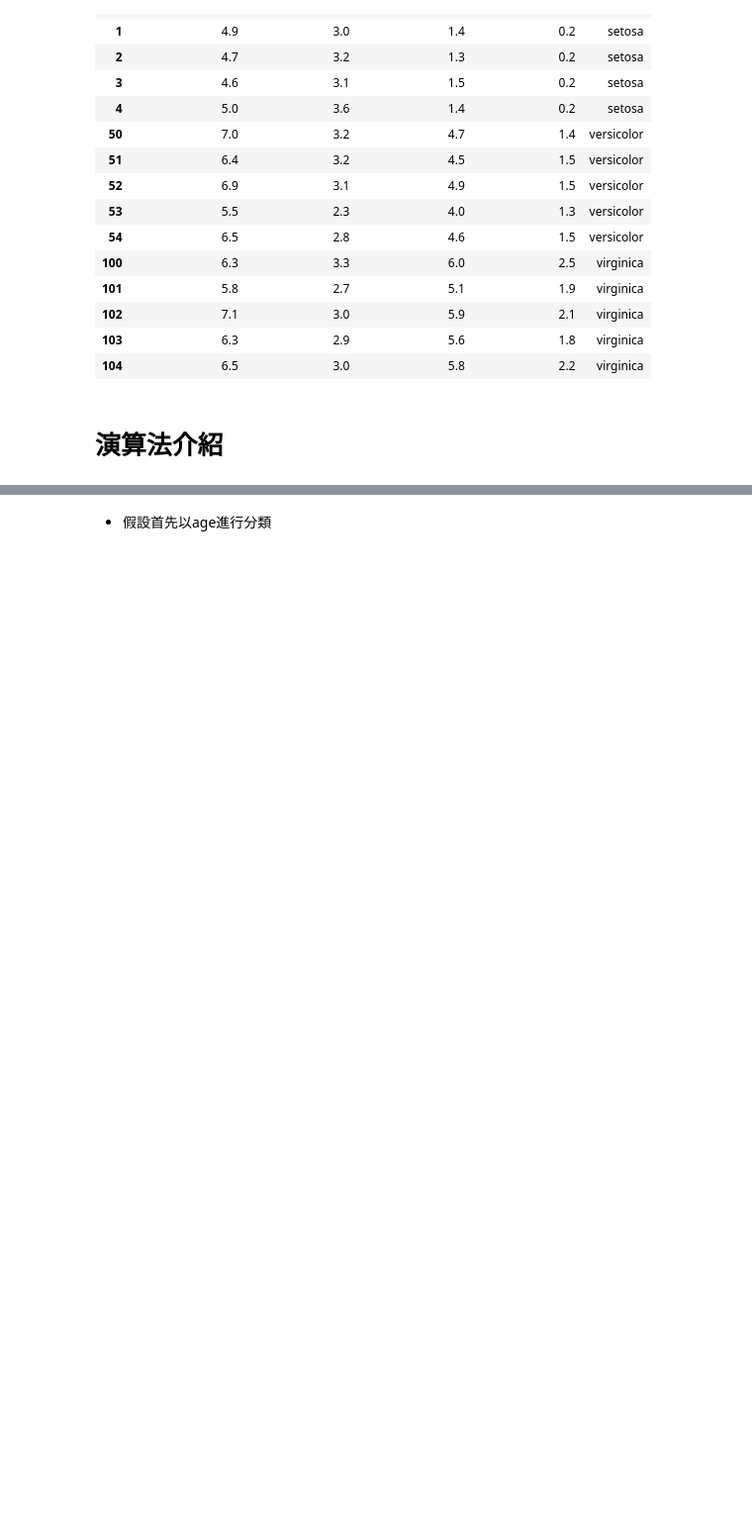
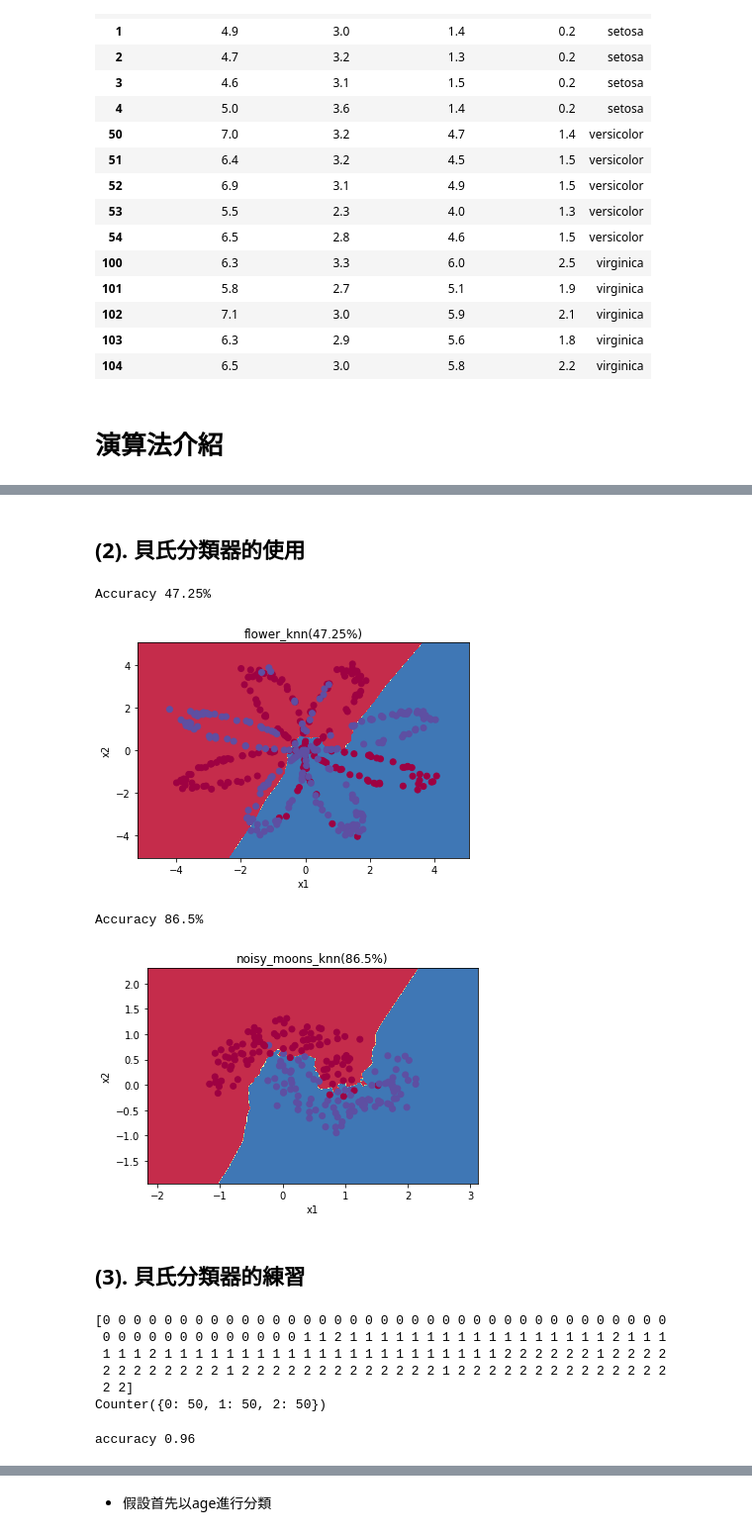
Before and after one commit to GoatWang/IIIMaterial, a Jupyter notebook: 5_Classification_tutorial/python4_classification.ipynb, the cells around one changed output, grey strips where cells are left out. Shown: that part at 99% size. Drawn from its saved outputs; the diff is of its cells as text; code cells hidden in the pictures; blank space fills up the shorter version.

```diff
--- a/5_Classification_tutorial/python4_classification.ipynb
+++ b/5_Classification_tutorial/python4_classification.ipynb
@@ -106,0 +325,2 @@ pd.concat([df1, df2, df3])
+# %% [markdown]
+## (2). 貝氏分類器的使用
@@ -106,0 +329,46 @@ pd.concat([df1, df2, df3])
+# %%
+for name, X, Y in datas:
+    gnb = GaussianNB()  ## 設定用最近的3個鄰居投票
+    gnb.fit(X, Y)  ## 訓練模型
+    y_pred = gnb.predict(X)  ## 預測模型
+    print('Accuracy',  str((Y == y_pred).sum()/ X.shape[0]*100)+"%")  ## 計算精準度
+
+    plot_decision_boundary(lambda x: clf.predict(x), X.T, Y)  ## 視覺化分類器的分類結果
+    plt.title(name+'_knn(' + str((Y == y_pred).sum()/ X.shape[0]*100)+"%)")
+    plt.show()
+# %% [output]
+Accuracy 47.25%
+[figure, added]
+Accuracy 86.5%
+[figure, added]
+# %% [markdown]
+## (3). 貝氏分類器的練習
+# %%
+#請使用GaussianNB()來訓練iris dataset
+#=============your works starts===============#
+gnb = GaussianNB()
+gnb.fit(X_iris, Y_iris_true)
+Y_iris_predict = gnb.predict(X_iris)
+#==============your works ends================#
+
+print(Y_iris_predict)
+print(Counter(Y_iris_predict))
+# [0 0 0 0 0 0 0 0 0 0 0 0 0 0 0 0 0 0 0 0 0 0 0 0 0 0 0 0 0 0 0 0 0 0 0 0 0
+#  0 0 0 0 0 0 0 0 0 0 0 0 0 1 1 2 1 1 1 1 1 1 1 1 1 1 1 1 1 1 1 1 1 2 1 1 1
+#  1 1 1 2 1 1 1 1 1 1 1 1 1 1 1 1 1 1 1 1 1 1 1 1 1 1 2 2 2 2 2 2 1 2 2 2 2
+#  2 2 2 2 2 2 2 2 1 2 2 2 2 2 2 2 2 2 2 2 2 2 1 2 2 2 2 2 2 2 2 2 2 2 2 2 2
+#  2 2]
+
+# Counter({0: 50, 1: 50, 2: 50})
+# %% [output]
+[0 0 0 0 0 0 0 0 0 0 0 0 0 0 0 0 0 0 0 0 0 0 0 0 0 0 0 0 0 0 0 0 0 0 0 0 0
+ 0 0 0 0 0 0 0 0 0 0 0 0 0 1 1 2 1 1 1 1 1 1 1 1 1 1 1 1 1 1 1 1 1 2 1 1 1
+ 1 1 1 2 1 1 1 1 1 1 1 1 1 1 1 1 1 1 1 1 1 1 1 1 1 1 2 2 2 2 2 2 1 2 2 2 2
+ 2 2 2 2 2 2 2 2 1 2 2 2 2 2 2 2 2 2 2 2 2 2 1 2 2 2 2 2 2 2 2 2 2 2 2 2 2
+ 2 2]
+Counter({0: 50, 1: 50, 2: 50})
+# %%
+accuracy = np.sum(Y_iris_true == Y_iris_predict)/len(Y_iris_predict)
+print("accuracy", accuracy)
+# %% [output]
+accuracy 0.96
```
Also changed, not shown: parts of 57 cells of this notebook, 7 other files.
